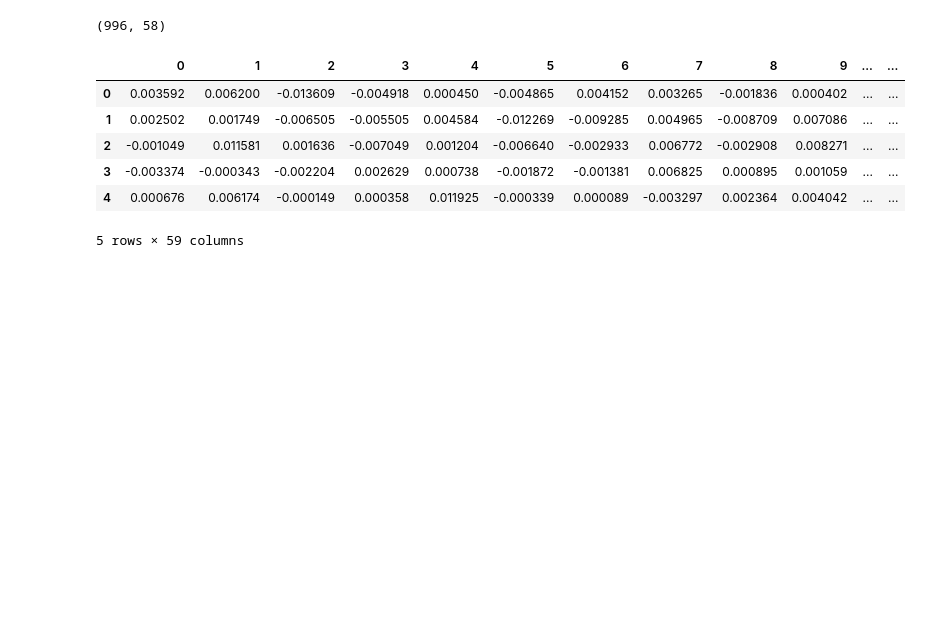
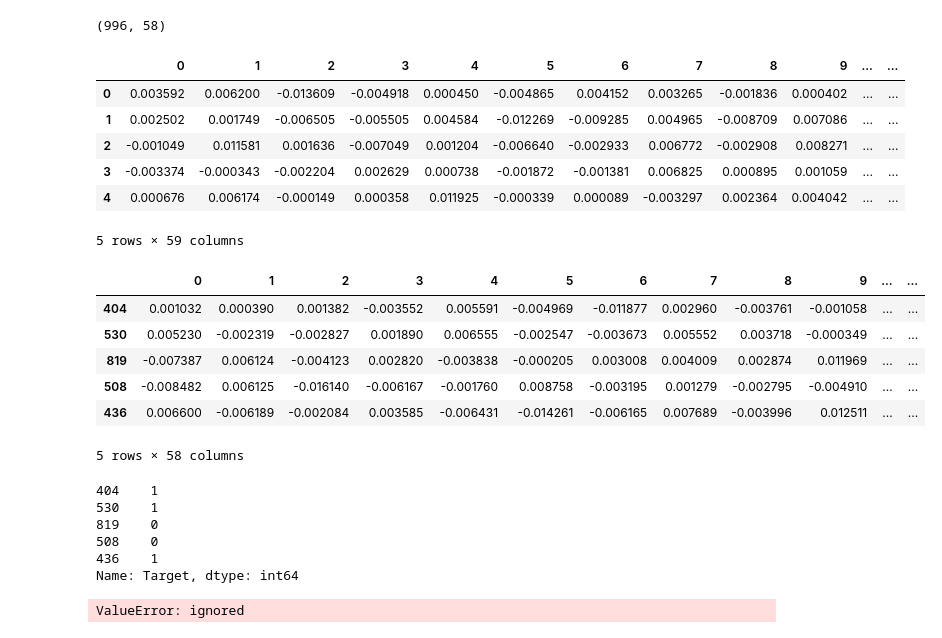
Before and after one commit to nipun1992/Restaurant-Review-Sentiment-Analysis, a Jupyter notebook: NLP Assignment Problem Statement 50 - Restaurant Review.ipynb, the cells around one changed output. Cells and saved outputs as stored; diff of their text form; code cells hidden in the pictures; blank space fills up the shorter version.

Commit message:
Vectorized the reviews using Word2Vec. Building pipeline for prediction

```diff
--- a/NLP Assignment Problem Statement 50 - Restaurant Review.ipynb
+++ b/NLP Assignment Problem Statement 50 - Restaurant Review.ipynb
@@ -472,3 +505,3 @@ len(sentences)
 # %%
 embedding_size = 58
-model_Word2Vec = Word2Vec(sentences, vector_size = embedding_size, window=10, min_count=2, sg=0)
+model_Word2Vec = Word2Vec(sentences, vector_size = embedding_size, window=10, min_count=2, sg=0, workers=4)
@@ -562,3 +596,25 @@ Rest_rev_vectorized.head()
 | 3 | -0.003374 | -0.000343 | -0.002204 | 0.002629 | 0.000738 | -0.001872 | -0.001381 | 0.006825 | 0.000895 | 0.001059 | ... | ... |
 | 4 | 0.000676 | 0.006174 | -0.000149 | 0.000358 | 0.011925 | -0.000339 | 0.000089 | -0.003297 | 0.002364 | 0.004042 | ... | ... |
 5 rows × 59 columns
+# %%
+from sklearn.model_selection import train_test_split, StratifiedShuffleSplit
+X_train, X_test, y_train, y_test = train_test_split(Rest_rev_vectorized.iloc[:,:-1],Rest_rev_vectorized.iloc[:,-1], test_size = 0.3, random_state = 42, shuffle=True)
+# %%
+X_train.head()
+# %% [output]
+|  | 0 | 1 | 2 | 3 | 4 | 5 | 6 | 7 | 8 | 9 | ... | ... |
+| 404 | 0.001032 | 0.000390 | 0.001382 | -0.003552 | 0.005591 | -0.004969 | -0.011877 | 0.002960 | -0.003761 | -0.001058 | ... | ... |
+| 530 | 0.005230 | -0.002319 | -0.002827 | 0.001890 | 0.006555 | -0.002547 | -0.003673 | 0.005552 | 0.003718 | -0.000349 | ... | ... |
+| 819 | -0.007387 | 0.006124 | -0.004123 | 0.002820 | -0.003838 | -0.000205 | 0.003008 | 0.004009 | 0.002874 | 0.011969 | ... | ... |
+| 508 | -0.008482 | 0.006125 | -0.016140 | -0.006167 | -0.001760 | 0.008758 | -0.003195 | 0.001279 | -0.002795 | -0.004910 | ... | ... |
+| 436 | 0.006600 | -0.006189 | -0.002084 | 0.003585 | -0.006431 | -0.014261 | -0.006165 | 0.007689 | -0.003996 | 0.012511 | ... | ... |
+5 rows × 58 columns
+# %%
+y_train.head()
+# %% [output]
+404    1
+530    1
+819    0
+508    0
+436    1
+Name: Target, dtype: int64
@@ -564,0 +625,4 @@ Rest_rev_vectorized.head()
+# %%
+model1.fit_transform(X_train, y_train)
+# %% [output]
+ValueError: ignored
```
Also changed, not shown: parts of 13 cells of this notebook.
